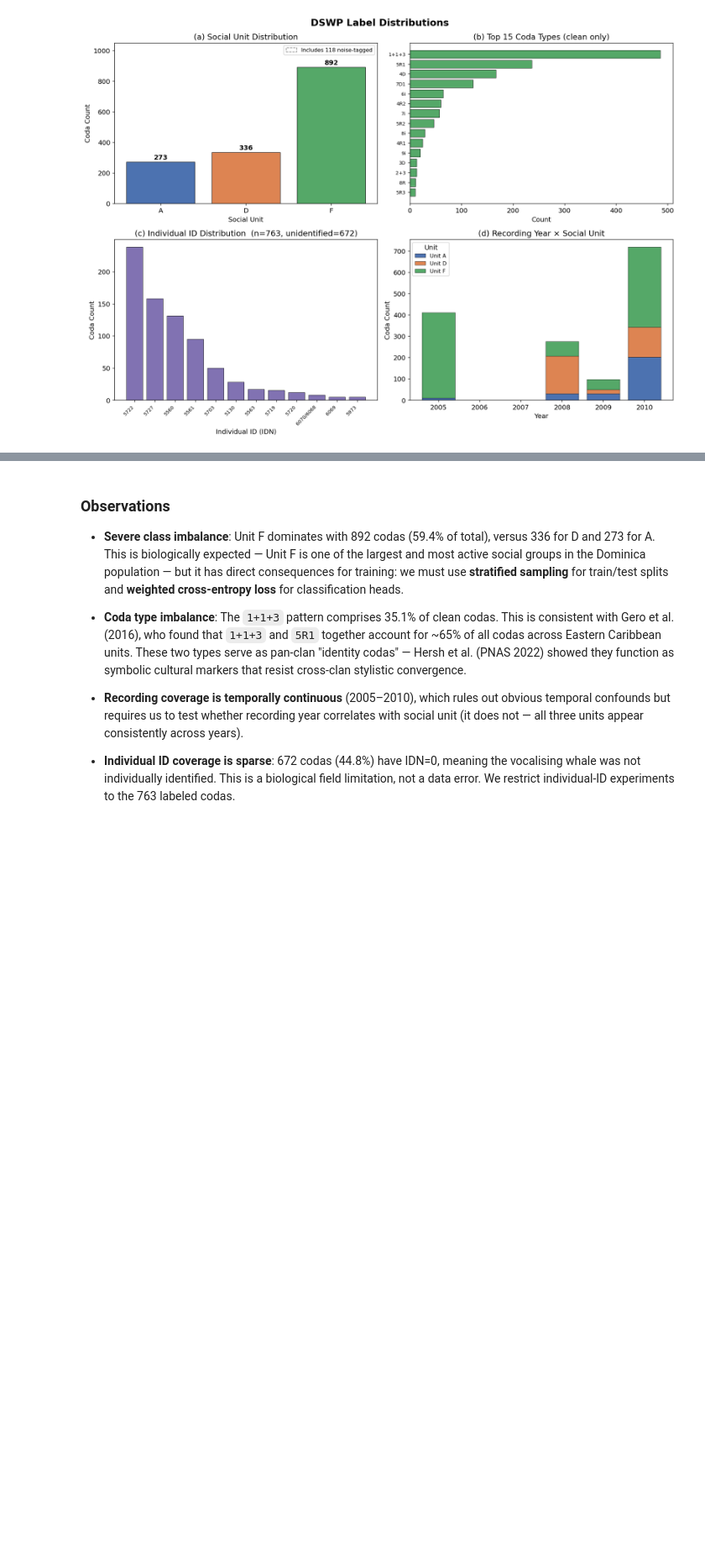
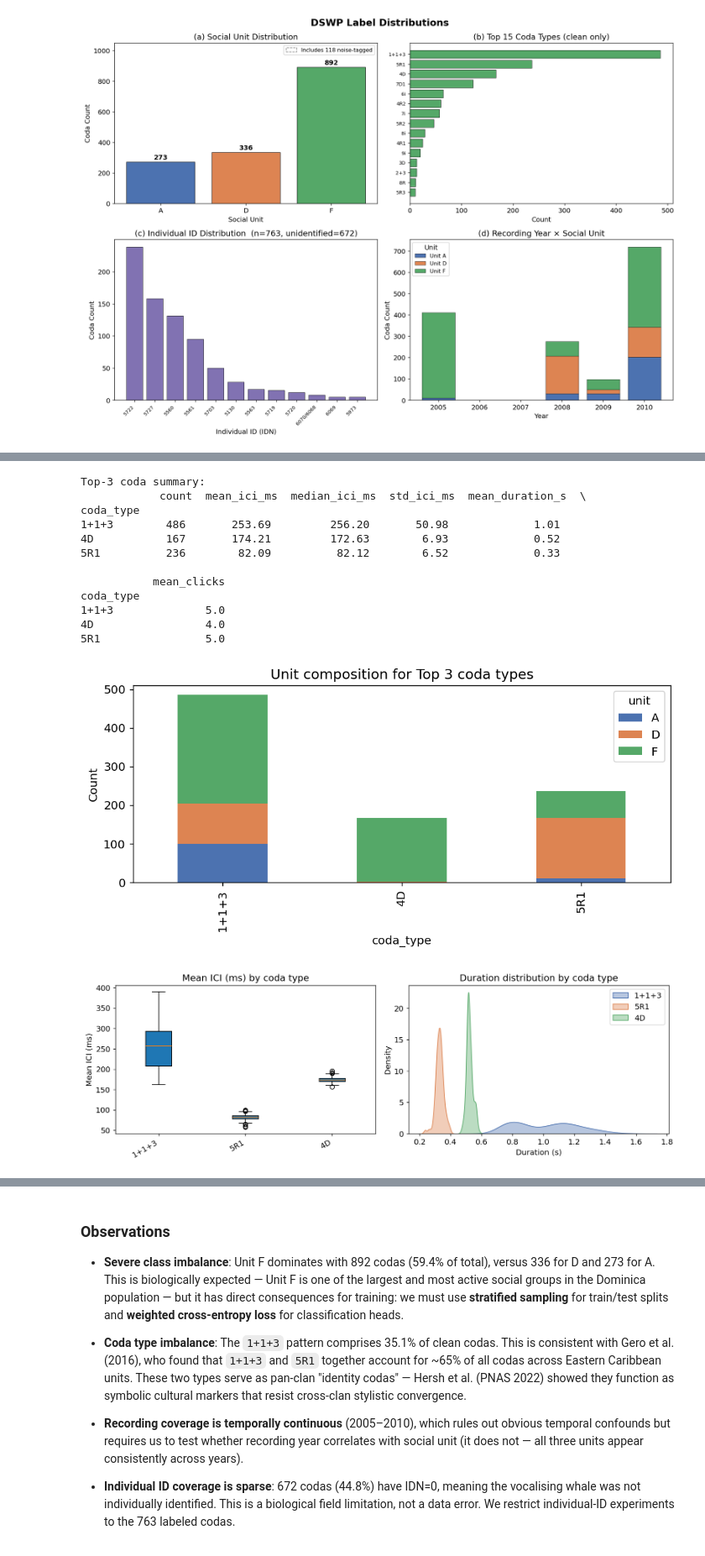
Before and after one commit to fifth-island/data_297_final_paper, a Jupyter notebook: notebooks/eda_phase0.ipynb, the cells around one changed output, grey strips where cells are left out. Shown at 84% size. Cells and saved outputs as stored; diff of their text form; code cells hidden in the pictures; blank space fills up the shorter version.

```diff
--- a/notebooks/eda_phase0.ipynb
+++ b/notebooks/eda_phase0.ipynb
@@ -185,0 +237,56 @@ plt.show()
+# %%
+# Compare the top 3 coda types: stats, unit composition, distributions, and example spectrograms
+top_three = df_clean["coda_type"].value_counts().head(3)
+top3 = top_three.index.tolist()
+df_top3 = df_clean[df_clean["coda_type"].isin(top3)].copy()
+
+# Summary table
+stats = df_top3.groupby("coda_type").agg(
+    count=("coda_type","size"),
+    mean_ici_ms=("mean_ici_ms","mean"),
+    median_ici_ms=("mean_ici_ms","median"),
+    std_ici_ms=("mean_ici_ms","std"),
+    mean_duration_s=("duration_sec","mean"),
+    mean_clicks=("n_clicks","mean"),
+).round(2)
+if "spectral_centroid_hz" in df_top3.columns:
+    stats["mean_centroid_hz"] = df_top3.groupby("coda_type")["spectral_centroid_hz"].mean().round(0)
+print("Top-3 coda summary:\n", stats)
+
+# Unit composition per coda type (stacked bar)
+ct_unit = df_top3.groupby(["coda_type", "unit"]).size().unstack(fill_value=0)
+ax = ct_unit.plot(kind="bar", stacked=True, figsize=(8,4), color=[UNIT_COLORS[u] for u in UNIT_ORDER])
+ax.set_ylabel("Count"); ax.set_title("Unit composition for Top 3 coda types"); plt.tight_layout()
+plt.show()
+
+# ICI distribution per coda type (boxplot)
+fig, ax = plt.subplots(1,2, figsize=(12,4))
+order = top3
+data_by_type = [df_top3[df_top3["coda_type"]==ct]["mean_ici_ms"].dropna().values for ct in order]
+ax[0].boxplot(data_by_type, labels=order, patch_artist=True)
+ax[0].set_title("Mean ICI (ms) by coda type"); ax[0].set_ylabel("Mean ICI (ms)")
+plt.setp(ax[0].get_xticklabels(), rotation=30, ha="right")
+
+# Duration distribution
+for ct, color in zip(order, ["#4C72B0","#DD8452","#55A868"]):
+    vals = df_top3[df_top3["coda_type"]==ct]["duration_sec"].dropna()
+    sns.kdeplot(vals, label=ct, fill=True, alpha=0.4, ax=ax[1], color=color)
+ax[1].set_title("Duration distribution by coda type"); ax[1].set_xlabel("Duration (s)")
+ax[1].legend()
+plt.tight_layout()
+plt.show()
+# %% [output]
+Top-3 coda summary:
+            count  mean_ici_ms  median_ici_ms  std_ici_ms  mean_duration_s  \
+coda_type
+1+1+3        486       253.69         256.20       50.98             1.01
+4D           167       174.21         172.63        6.93             0.52
+5R1          236        82.09          82.12        6.52             0.33
+
+           mean_clicks
+coda_type
+1+1+3              5.0
+4D                 4.0
+5R1                5.0
+[figure, added]
+[figure, added]
```
Also changed, not shown: parts of 9 cells of this notebook, 1 other file.
